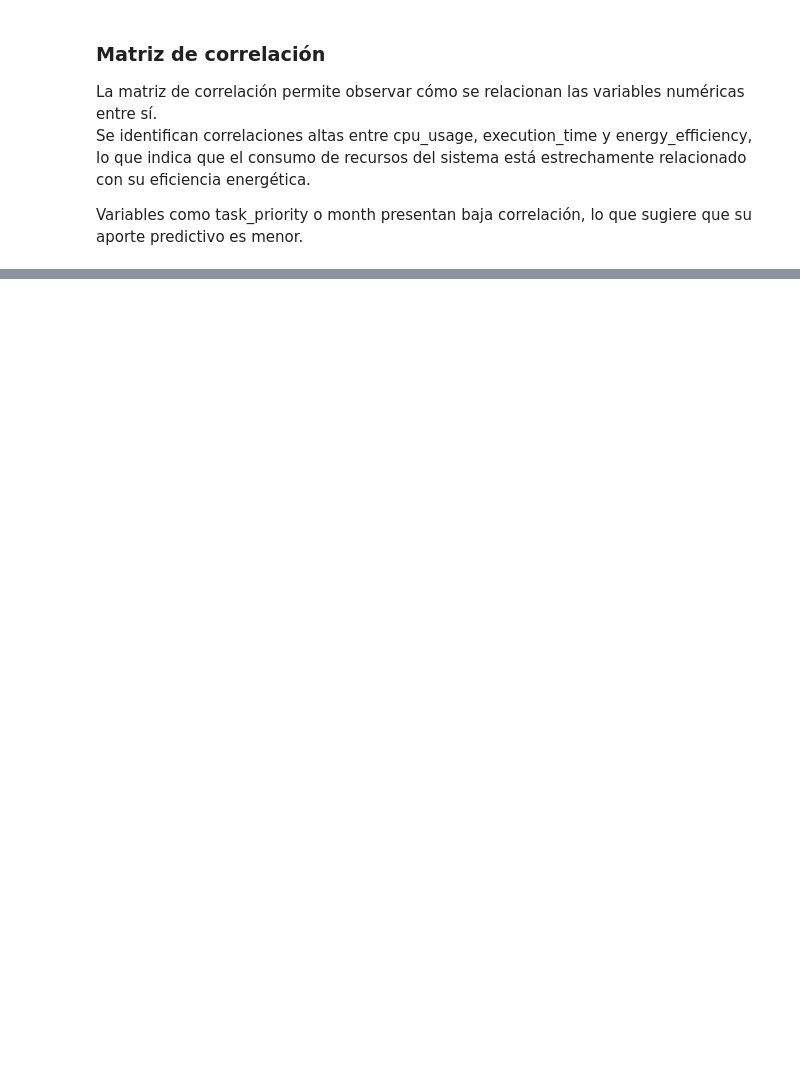
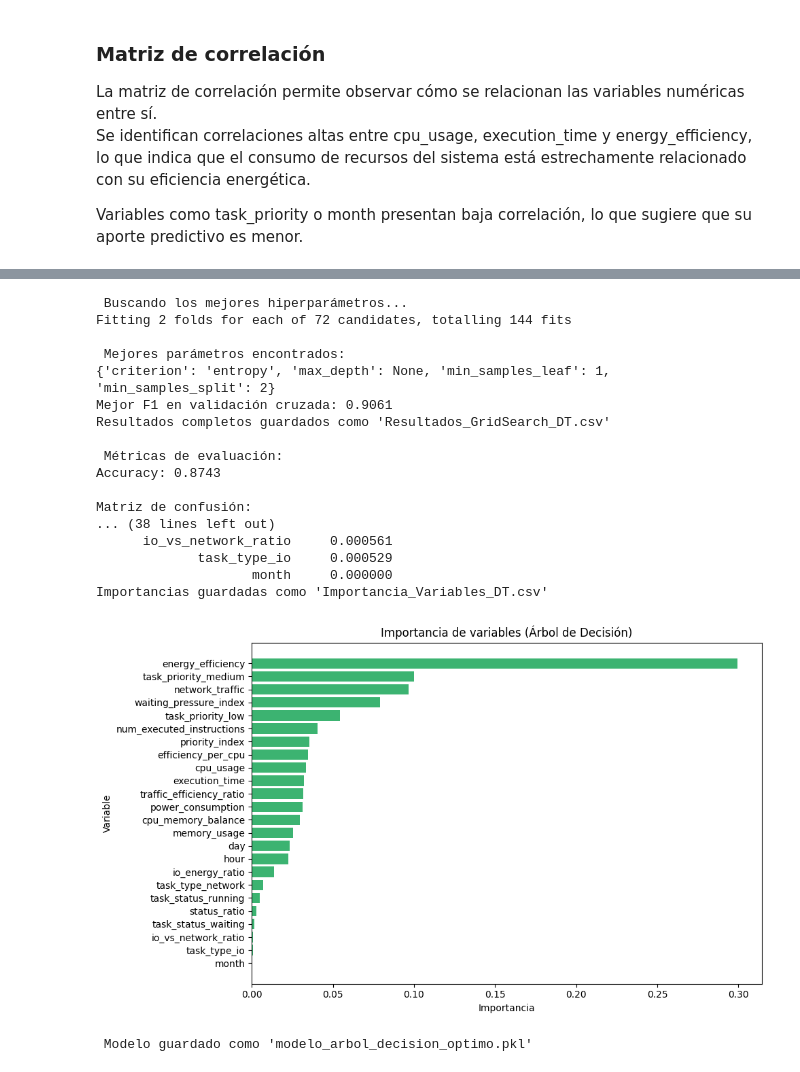
Before and after one commit to FreyOrtiz/CloudInfrastrutureAnomalyData, a Jupyter notebook: Proyecto/TrabajoFinalIA.ipynb, the cells around one changed output, grey strips where cells are left out. Saved outputs shown, nothing was run; the diff lists cells and outputs as text; code cells hidden in the pictures; blank space fills up the shorter version.

```diff
--- a/Proyecto/TrabajoFinalIA.ipynb
+++ b/Proyecto/TrabajoFinalIA.ipynb
@@ -209,0 +657,43 @@ Variables como task_priority o month presentan baja correlación, lo que sugiere
+# %%
+# ===================================================
+# ENTRENAMIENTO DEL ÁRBOL DE DECISIÓN
+# ===================================================
+from arboles_de_decision import cargar_datasets, entrenar_arbol_decision, evaluar_modelo, importancia_variables, guardar_modelo
+
+# Cargar conjuntos de entrenamiento y prueba
+X_train, X_test, y_train, y_test = cargar_datasets(
+    'Cloud_Anomaly_Dataset_Train_Balanceado.csv',
+    'Cloud_Anomaly_Dataset_Test.csv'
+)
+
+# Entrenar el modelo optimizando hiperparámetros con GridSearchCV
+best_dt = entrenar_arbol_decision(X_train, y_train)
+
+# Evaluar el modelo en el conjunto de prueba
+evaluar_modelo(best_dt, X_test, y_test)
+
+# Visualizar la importancia de las variables
+importancias = importancia_variables(best_dt, X_train)
+
+# Guardar el modelo óptimo
+guardar_modelo(best_dt)
+# %% [output]
+ Buscando los mejores hiperparámetros...
+Fitting 2 folds for each of 72 candidates, totalling 144 fits
+
+ Mejores parámetros encontrados:
+{'criterion': 'entropy', 'max_depth': None, 'min_samples_leaf': 1, 'min_samples_split': 2}
+Mejor F1 en validación cruzada: 0.9061
+Resultados completos guardados como 'Resultados_GridSearch_DT.csv'
+
+ Métricas de evaluación:
+Accuracy: 0.8743
+
+Matriz de confusión:
+... (38 lines left out)
+      io_vs_network_ratio     0.000561
+             task_type_io     0.000529
+                    month     0.000000
+Importancias guardadas como 'Importancia_Variables_DT.csv'
+[figure, added]
+ Modelo guardado como 'modelo_arbol_decision_optimo.pkl'
```
Also changed, not shown: parts of 31 cells of this notebook.
